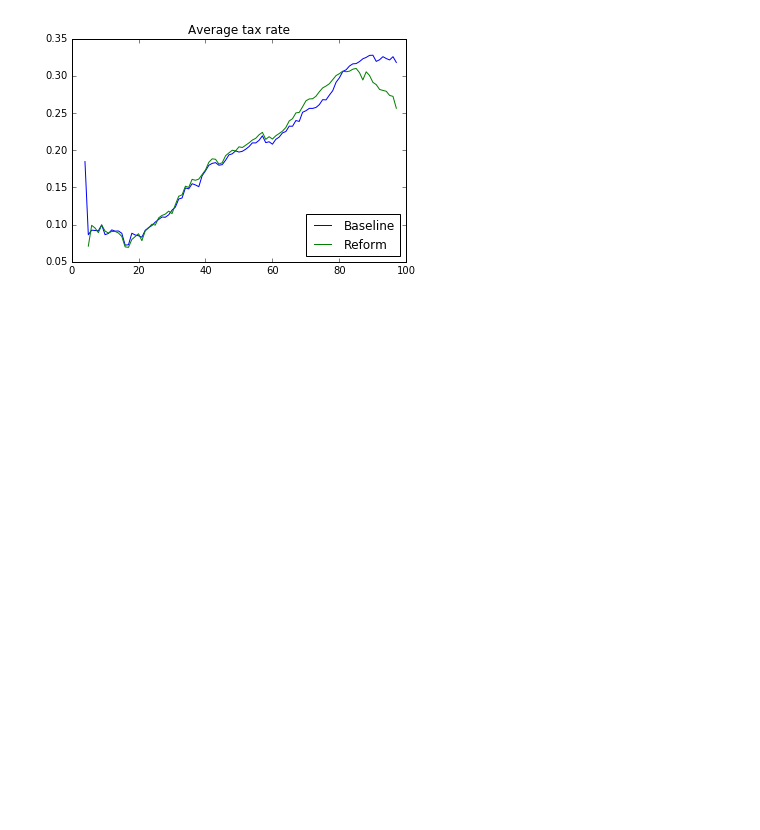
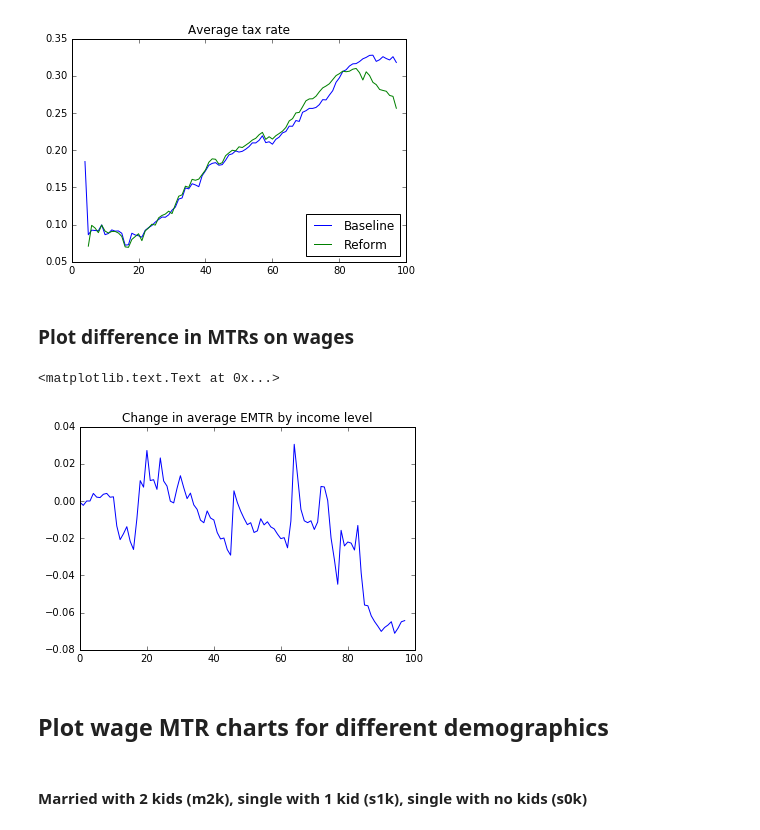
Before and after one commit to PSLmodels/Tax-Calculator, a Jupyter notebook: docs/notebooks/BetterWayReform.ipynb, the cells around one changed output. Drawn from its saved outputs; the diff is of its cells as text; code cells hidden in the pictures; blank space fills up the shorter version.

```diff
--- a/docs/notebooks/BetterWayReform.ipynb
+++ b/docs/notebooks/BetterWayReform.ipynb
@@ -543,0 +668,4 @@ With behavioral effects, net revenue change from investment tax reform: -29.0124
+# %%
+beh_path_amt_xx = behavioral_path_change(calc_xx, calc_amt)
+for i in beh_path_amt_xx:
+    print i
@@ -755,3 +877,16 @@ plot_evenly(calc_xx, calc_y1_beh, 'mtrcg')
 plot_evenly(calc_xx, calc_y1_beh, 'avgrate')
 # %% [output]
 [figure]
+# %% [markdown]
+### Plot difference in MTRs on wages
+# %%
+mtr_diff = group_evenly(calc_y1_beh)[1] - group_evenly(calc_xx)[1]
+plt.plot(mtr_diff)
+plt.title('Change in average EMTR by income level')
+# %% [output]
+<matplotlib.text.Text at 0x...>
+[figure, added]
+# %% [markdown]
+## Plot wage MTR charts for different demographics
+# %% [markdown]
+#### Married with 2 kids (m2k), single with 1 kid (s1k), single with no kids (s0k)
```
Also changed, not shown: parts of 39 cells of this notebook.
